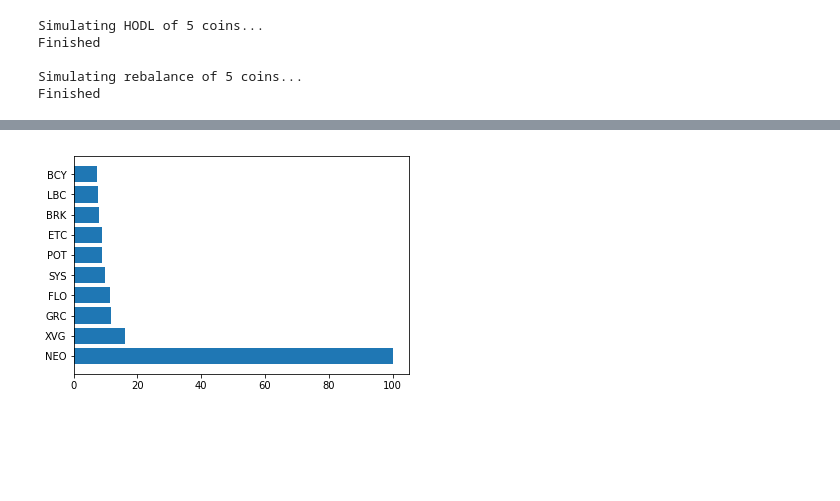
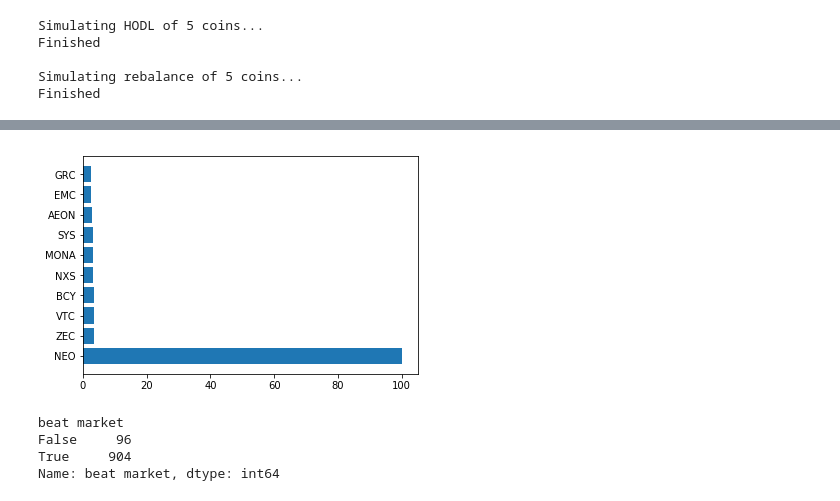
Before and after one commit to pegahcarter/Thinkful-Projects, a Jupyter notebook: Final Capstone/Analysis.ipynb, the cells around one changed output, grey strips where cells are left out. Drawn from its saved outputs; the diff is of its cells as text; code cells hidden in the pictures; blank space fills up the shorter version.

```diff
--- a/Final Capstone/Analysis.ipynb
+++ b/Final Capstone/Analysis.ipynb
@@ -123,7 +123,7 @@ def simulate_HODL(num_coins):
 def simulate_rebalance(num_coins, df):
 
     # Set the threshold of weight difference to trigger a trade
-    rate = 0.005
+    rate = 0.001
     thresh = 0.05
     avg_weight = 1 / num_coins
     weighted_thresh = np.float32(avg_weight * thresh)
@@ -146,7 +146,8 @@ def simulate_rebalance(num_coins, df):
 
     for num, (col, coin_list, coin_list_index) in enumerate(zip(cols, coin_lists, coin_lists_indices)):
 
-        fees, trade_count, trades_eliminated = 0, 0, 0
+        trade_count = 0
+        fees = 0
         daily_totals = [start_amt]
 
         # Reduce hist_prices array to only the coins used in the simulation
@@ -155,8 +156,6 @@ def simulate_rebalance(num_coins, df):
         # Calculate starting coin amounts
         amt_each = 5000 / num_coins
         coin_amts = amt_each / hist_prices_small[0]
-
-        purchase_prices = hist_prices_small[0].tolist()
 
         # Simulate each day
         for num_day in range(1,len(hist_prices)):
@@ -178,15 +177,10 @@ def simulate_rebalance(num_coins, df):
 
                 # Get coin quantities to buy/sell based on current market price
                 l_quantity = d_amt / hist_prices_small[num_day, l_index]
-                h_quantity = d_amt / hist_prices_small[num_day, h_index] * (1 + rate)
-
-                price_diff = hist_prices_small[num_day, h_index] - purchase_prices[h_index]
-
-                # adjust avg purchase price for bought coin
-                purchase_prices[l_index] = (purchase_prices[l_index] * coin_amts[l_index] + hist_prices_small[num_day, l_index] * l_quantity)/(coin_amts[l_index] + l_quantity)
+                h_quantity = d_amt / hist_prices_small[num_day, h_index]
 
                 # Adjust coin quantities
-                coin_amts[l_index] += l_quantity
+                coin_amts[l_index] += (l_quantity * (1 - rate))
                 coin_amts[h_index] -= h_quantity
 
             # document total portfolio value on that day
@@ -279,6 +273,3 @@ Coins used in analysis
 
 Date range of simulation:
  01/01/2017 - 09/12/2018
-# %%
-df = pd.read_csv('data/summary.csv')
-df.head()
@@ -292,10 +275,0 @@ df.head()
-# %%
-box_df = []
-for i in range(len(df)):
-    box_df.append(['HODL', df['HODL'][i]])
-    box_df.append(['rebalanced', df['rebalanced'][i]])
-
-box_df = pd.DataFrame(box_df, columns=['strategy', 'end_price'])
-
-g1 = sns.boxplot(data=box_df, y='strategy', x='end_price', width=0.5)
-g1.figure.set_size_inches(15,5)
@@ -304,4 +318,10 @@ g1.figure.set_size_inches(15,5)
 # %%
+# Refresh our datasets
+hodl_df = pd.read_csv('data/HODL.csv')
+rebalanced_df = pd.read_csv(os.getcwd()  + '/data/rebalanced.csv')
+summary_df = pd.read_csv(os.getcwd()  + '/data/summary.csv')
+hist_prices = pd.read_csv('data/historical_prices.csv')
+
 # list of coins used in each portfolio simulation
 coins = hist_prices.columns[1:].tolist()
 cols = hodl_df.columns[1:]
@@ -310,34 +330,41 @@ coin_lists = [i.split('-') for i in cols]
 
 # Dataframe to compare coin impact on outperforming HODL
 tree_df = pd.DataFrame(columns=coins)
-tree_df['beat market'] = (df['rebalanced'] - df['HODL']) / df['HODL']s
+tree_df['beat market'] = (df['rebalanced'] - df['HODL']) / df['HODL']
 tree_df.loc[tree_df['beat market'] > 0, 'beat market'] = True
 tree_df.loc[tree_df['beat market'] < 0, 'beat market'] = False
 
 # Replace NaN's with False
 tree_df = tree_df.fillna(False)
 
 # Fill Dataframe with coins used for each simulation
 for i in range(len(coin_lists)):
     for coin in coin_lists[i]:
         tree_df.loc[i, coin] = True
 
 # Feature importance analysis
 tree = RandomForestClassifier()
 X = tree_df[coins]
 Y = tree_df['beat market']
 tree.fit(X, Y)
 
 feature_importance = tree.feature_importances_
 feature_importance = 100 * (feature_importance / max(feature_importance))
 temp = feature_importance.tolist()
 
 # Take only top 10 features
 top_feats = sorted(feature_importance,reverse=True)[:10]
 sorted_features = np.array([temp.index(feat) for feat in top_feats])
 pos = np.arange(sorted_features.shape[0]) + .5
 plt.barh(pos, feature_importance[sorted_features], align='center')
 plt.yticks(pos, X.columns[sorted_features])
 plt.show()
 # %% [output]
-[figure, old version]
+[figure, new version]
+# %%
+tree_df.groupby('beat market')['beat market'].count()
+# %% [output]
+beat market
+False     96
+True     904
+Name: beat market, dtype: int64
```
Also changed, not shown: parts of 7 cells of this notebook, 5 other files.
